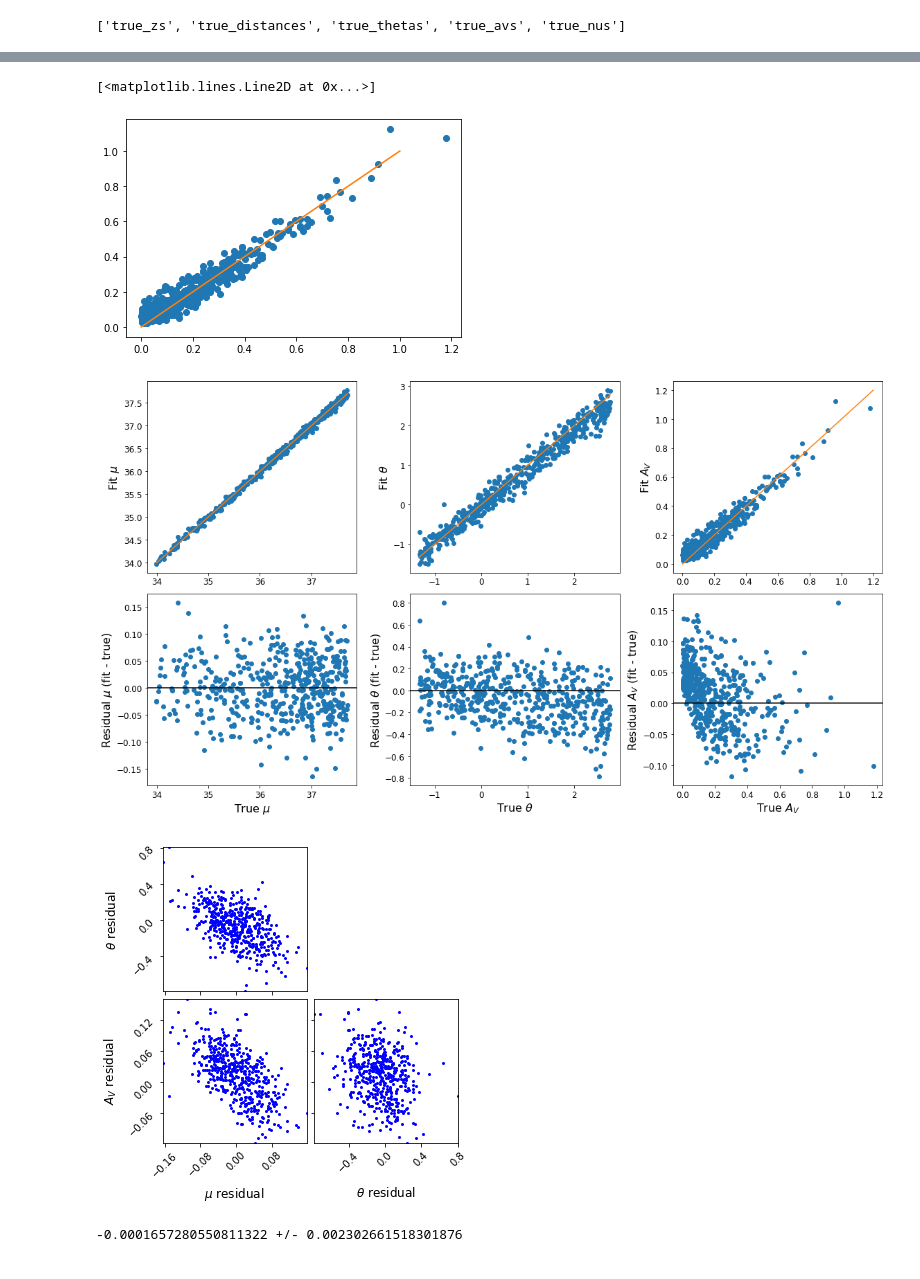
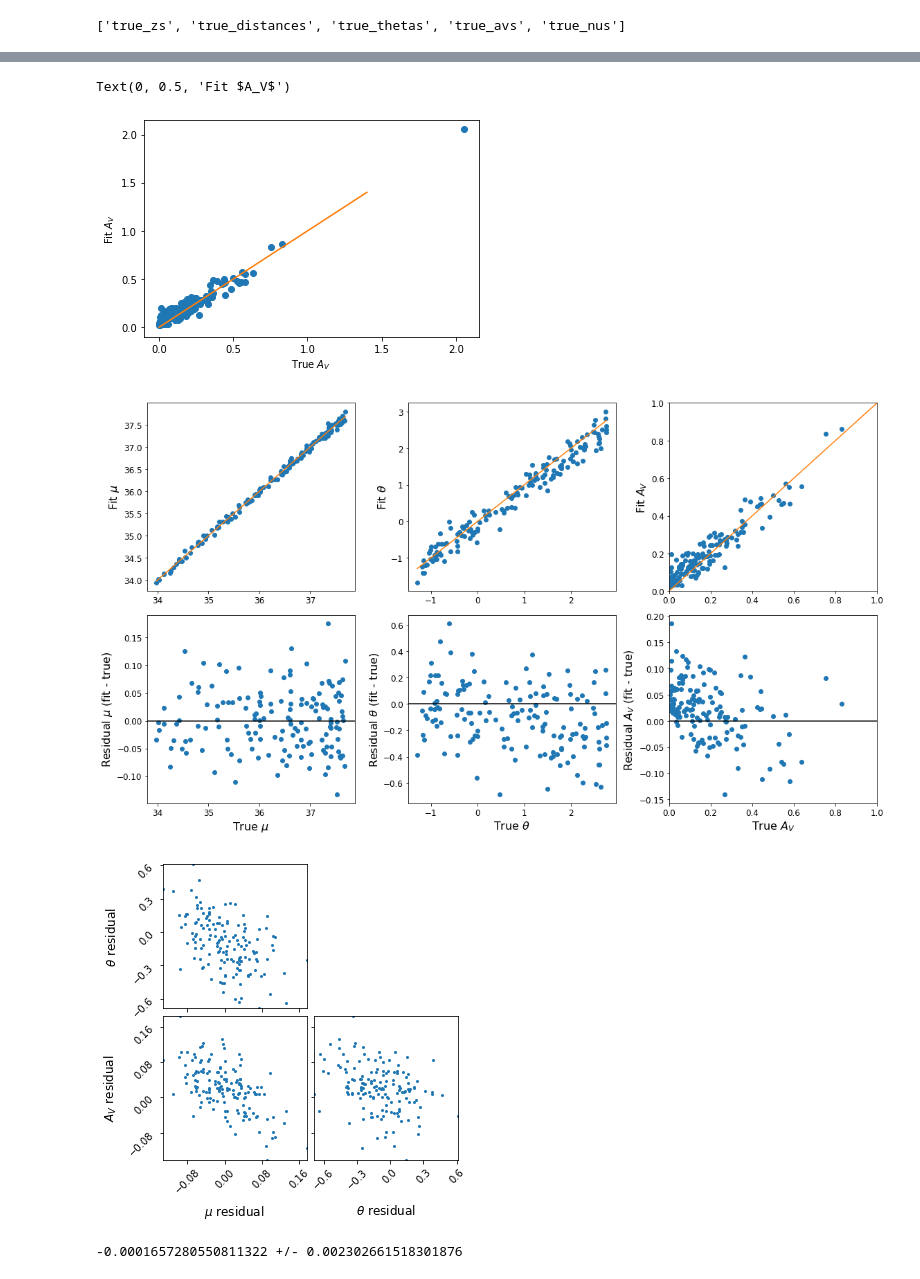
Before and after one commit to asmuzsoy/variational_bayesn, a Jupyter notebook: Simulate_Fitting_BayeSN_Pyro.ipynb, the cells around one changed output, grey strips where cells are left out. Saved outputs shown, nothing was run; the diff lists cells and outputs as text; code cells hidden in the pictures.

```diff
--- a/Simulate_Fitting_BayeSN_Pyro.ipynb
+++ b/Simulate_Fitting_BayeSN_Pyro.ipynb
@@ -1175,13 +1466,13 @@ files.download('simulation_scale_trils_072822.npy')
 # %% [markdown]
 ## Analyze these simulations
 # %%
-simulation_true_values = np.load("simulation_true_values_072822(5).npz")
+simulation_true_values = np.load("//content/simulation_true_values_081222.npz")
 simulation_true_values.files
 # %% [output]
 ['true_zs', 'true_distances', 'true_thetas', 'true_avs', 'true_nus']
 # %%
-true_mus = simulation_true_values['true_distances']
-true_thetas = simulation_true_values['true_thetas']
-true_avs = simulation_true_values['true_avs']
-true_nus = simulation_true_values['true_nus']
-true_zs = simulation_true_values['true_zs']
+true_mus = simulation_true_values['true_distances'][:151]
+true_thetas = simulation_true_values['true_thetas'][:151]
+true_avs = simulation_true_values['true_avs'][:151]
+true_nus = simulation_true_values['true_nus'][:151]
+true_zs = simulation_true_values['true_zs'][:151]
@@ -1188,6 +1483,6 @@ true_zs = simulation_true_values['true_zs']
 # %%
-simulation_locs = np.load("simulation_locs_072822(5).npy")
-simulation_scale_trils=  np.load("simulation_scale_trils_072822(5).npy")
+simulation_locs = np.load("/content/simulation_locs_081222.npy")[:151]
+simulation_scale_trils=  np.load("/content/simulation_scale_trils_081222.npy")[:151]
 # %%
 len(simulation_locs)
 # %% [output]
@@ -1196,16 +1509,32 @@ len(simulation_locs)
 fit_mus = []
 fit_thetas = []
 fit_avs = []
+fit_xs = []
 
 mu_variances = []
 
-for i in range(len(true_mus)):
+for i in range(len(simulation_locs)):
+# for i in range(10):
+
   fit_mus.append(simulation_locs[i][-2])
   fit_thetas.append(simulation_locs[i][-3])
-  fit_avs.append(np.exp(simulation_locs[i][-1]))
 
   scale_tril = simulation_scale_trils[i]
 
+  k = 25.
+  # Av = torch.log(1 + torch.exp(k * x)) / k
+  x_mean = simulation_locs[i][-1]
+  x_variance = np.matmul(scale_tril, scale_tril.T)[-1][-1]
+  fit_xs.append(x_mean)
+
+  # fit_avs.append(get_fit_av(x_mean, x_variance))
+
+  fit_avs.append(np.exp(simulation_locs[i][-1]))
+  # fit_avs.append((simulation_locs[i][-1]))
+
+
+
+
   mu_variances.append(np.matmul(scale_tril, scale_tril.T)[-2][-2])
 # %%
 f = plt.figure()
@@ -1249,9 +1598,11 @@ plt.plot(np.linspace(-1.5, 2.9),np.linspace(-1.5, 2.9))
 # %%
 plt.plot(true_avs, fit_avs, 'o')
-plt.plot(np.linspace(0, 1),np.linspace(0, 1))
+plt.plot(np.linspace(0, 1.4),np.linspace(0, 1.4))
+plt.xlabel("True $A_V$")
+plt.ylabel("Fit $A_V$")
 # %% [output]
-[<matplotlib.lines.Line2D at 0x...>]
+Text(0, 0.5, 'Fit $A_V$')
-[figure, old version]
+[figure, new version]
 # %%
 fig, ax = plt.subplots(2,3, figsize = (16,9))
 ax[0][0].plot(true_mus, fit_mus, 'o')
@@ -1277,14 +1628,18 @@ ax[1][1].set_ylabel('Residual $\\theta$ (fit - true)', fontsize = 16)
 ax[1][1].set_xlabel('True $\\theta$', fontsize = 16)
 
 ax[0][2].plot(true_avs, fit_avs, 'o')
-ax[0][2].plot(np.linspace(0, 1.2),np.linspace(0, 1.2))
+ax[0][2].plot(np.linspace(0, 2.1),np.linspace(0, 2.1))
 ax[0][2].set_ylabel('Fit $A_V$', fontsize = 16)
+ax[0][2].set_xlim(0,1)
+ax[0][2].set_ylim(0,1)
+
 # ax[0][2].set_xlabel('True $A_V$', fontsize = 16)
 
 ax[1][2].plot(true_avs, fit_avs - true_avs, 'o')
 ax[1][2].axhline(0, color = 'k')
 ax[1][2].set_ylabel('Residual $A_V$ (fit - true)', fontsize = 16)
 ax[1][2].set_xlabel('True $A_V$', fontsize = 16)
+ax[1][2].set_xlim(0,1)
 
 for axis in ax.flatten():
   axis.tick_params(axis='x', labelsize=12)
@@ -1292,20 +1647,20 @@ for axis in ax.flatten():
 
 plt.tight_layout()
 
-fig.savefig("SimulationComparison.pdf", bbox_inches = 'tight')
+fig.savefig("SimulationComparison081722Redo.pdf", bbox_inches = 'tight')
 # %% [output]
-[figure, old version]
+[figure, new version]
 # %%
 fig = corner.corner(np.vstack((residuals, fit_thetas - true_thetas, fit_avs - true_avs)).T, plot_contours = False, plot_datapoints =  True, plot_density = False,
-              data_kwargs = {'color':'b', 'alpha':1, 'marker':'o', 'markersize':3}, labels = ['$\\mu$ residual', '$\\theta$ residual', '$A_V$ residual'],
+              data_kwargs = {'color':'tab:blue', 'alpha':1, 'marker':'o', 'markersize':3}, labels = ['$\\mu$ residual', '$\\theta$ residual', '$A_V$ residual'],
               label_kwargs = {'fontsize':12})
 axes = np.array(fig.axes).reshape((3, 3))
 for a in axes[np.triu_indices(3)]:
   a.remove()
 
-fig.savefig("Residuals_corner_plot.pdf", bbox_inches = 'tight')
+fig.savefig("Residuals_corner_plot_redo_081722.pdf", bbox_inches = 'tight')
 # %% [output]
-[figure, old version]
+[figure, new version]
 # %%
 linspace_z = np.linspace(0.01, 0.085)
 
```
Also changed, not shown: parts of 67 cells of this notebook, 15 other files.
